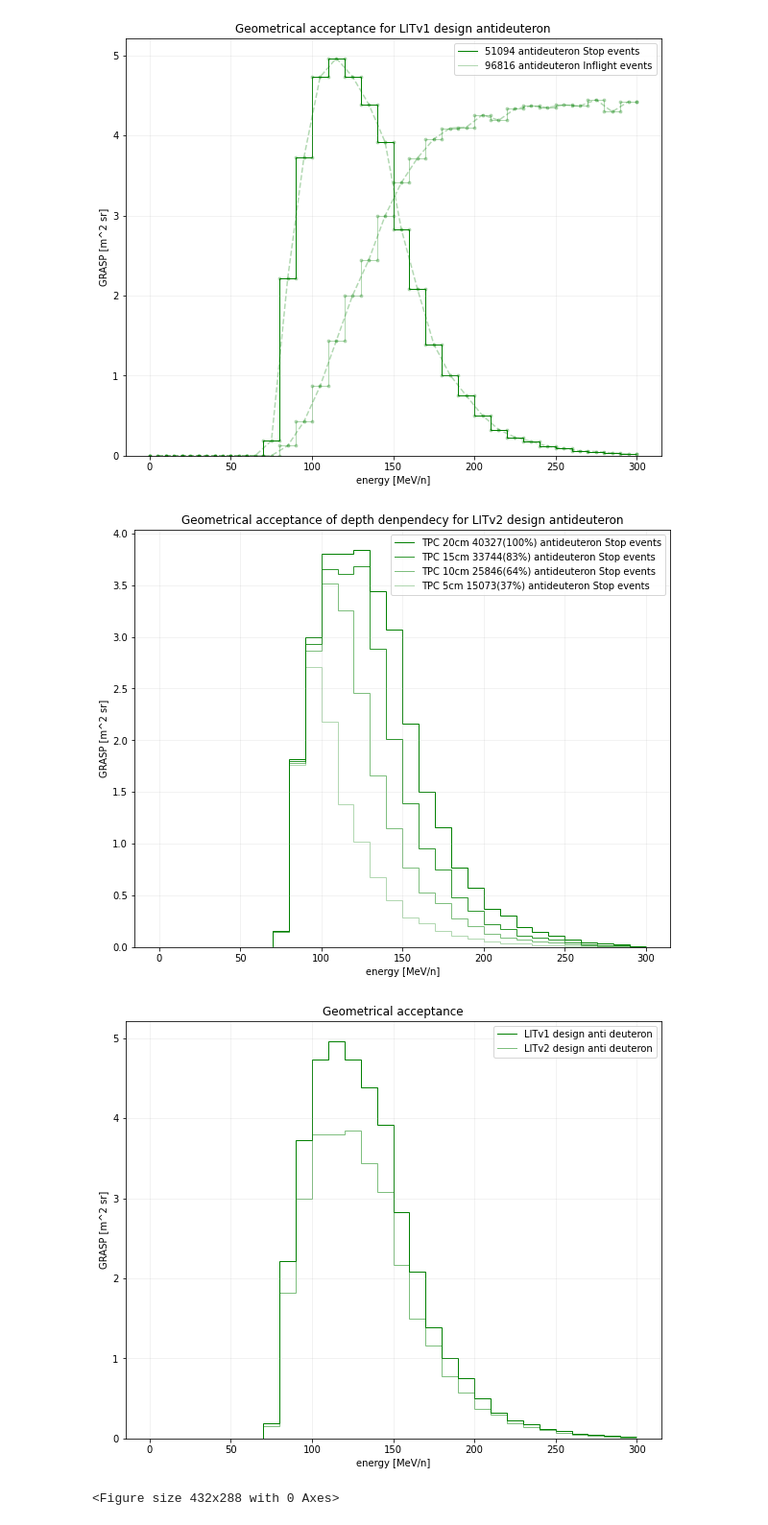
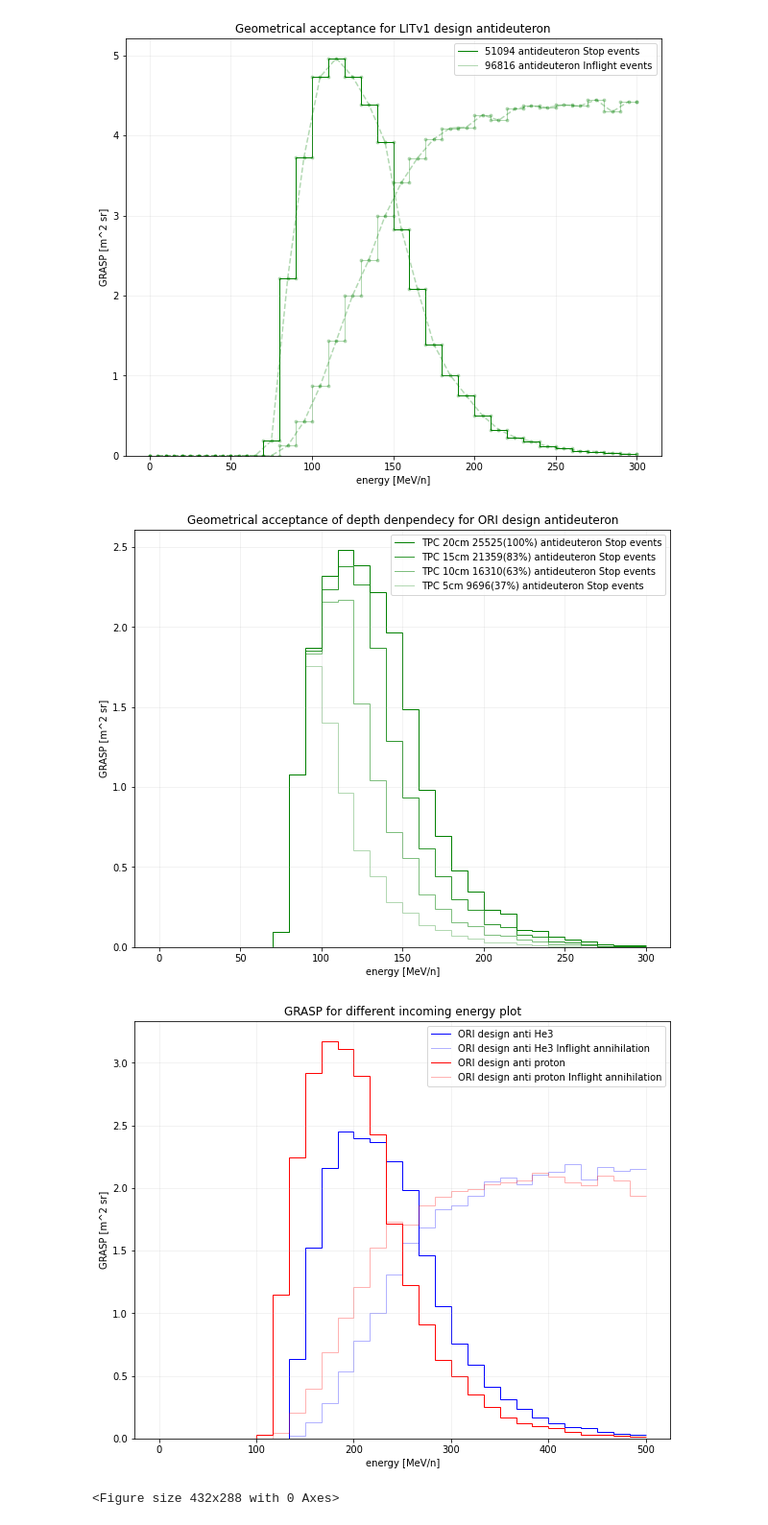
Before and after one commit to Eclipsedclaw/GRAMS, a Jupyter notebook: stats/LArTPC_design_histogram.ipynb, the cells around one changed output. Shown: that part at 96% size. Drawn from its saved outputs; the diff is of its cells as text; code cells hidden in the pictures.

Commit message:
211119-update paper figure
Former-commit-id: 1bdce99b564d53beadc5ae946a4270a6eda59113

```diff
--- a/stats/LArTPC_design_histogram.ipynb
+++ b/stats/LArTPC_design_histogram.ipynb
@@ -240,8 +242,8 @@ GRASP_anti_He3_M_Inflight = [0] * 30
 anti_He3_M_Stop = anti_He3_New[:,9][anti_He3_New[:,10]==1]
 anti_He3_M_Inflight = anti_He3_New[:,9][anti_He3_New[:,10]==0]
 for i in range(30):
-        GRASP_anti_He3_M_Stop[i] = 400 * math.pi * len(anti_He3_M_Stop[np.logical_and(anti_He3_M_Stop>i*50, anti_He3_M_Stop<(i+1)*50)])/(LITv1_events/30)
-        GRASP_anti_He3_M_Inflight[i] = 400 * math.pi * len(anti_He3_M_Inflight[np.logical_and(anti_He3_M_Inflight>i*50, anti_He3_M_Inflight<(i+1)*50)])/(LITv1_events/30)
+        GRASP_anti_He3_M_Stop[i] = 400 * math.pi * len(anti_He3_M_Stop[np.logical_and(anti_He3_M_Stop>i*50, anti_He3_M_Stop<(i+1)*50)])/(Second_Evnets/30)
+        GRASP_anti_He3_M_Inflight[i] = 400 * math.pi * len(anti_He3_M_Inflight[np.logical_and(anti_He3_M_Inflight>i*50, anti_He3_M_Inflight<(i+1)*50)])/(Second_Evnets/30)
 
 plt.figure(figsize=(10, 8))
 centersantiHe3X = antiHe3X[:-1] + np.diff(antiHe3X) / 2
@@ -275,8 +277,8 @@ GRASP_anti_proton_M_Inflight = [0] * 30
 anti_proton_M_Stop = anti_proton_New[:,9][anti_proton_New[:,10]==1]
 anti_proton_M_Inflight = anti_proton_New[:,9][anti_proton_New[:,10]==0]
 for i in range(30):
-        GRASP_anti_proton_M_Stop[i] = 400 * math.pi * len(anti_proton_M_Stop[np.logical_and(anti_proton_M_Stop>i*(50/3), anti_proton_M_Stop<(i+1)*(50/3))])/(LITv1_events/30)
-        GRASP_anti_proton_M_Inflight[i] = 400 * math.pi * len(anti_proton_M_Inflight[np.logical_and(anti_proton_M_Inflight>i*(50/3), anti_proton_M_Inflight<(i+1)*(50/3))])/(LITv1_events/30)
+        GRASP_anti_proton_M_Stop[i] = 400 * math.pi * len(anti_proton_M_Stop[np.logical_and(anti_proton_M_Stop>i*(50/3), anti_proton_M_Stop<(i+1)*(50/3))])/(Second_Evnets/30)
+        GRASP_anti_proton_M_Inflight[i] = 400 * math.pi * len(anti_proton_M_Inflight[np.logical_and(anti_proton_M_Inflight>i*(50/3), anti_proton_M_Inflight<(i+1)*(50/3))])/(Second_Evnets/30)
 
 plt.figure(figsize=(10, 8))
 centersantiprotonX = antiprotonX[:-1] + np.diff(antiprotonX) / 2
@@ -310,8 +312,8 @@ GRASP_anti_deuteron_M_Inflight = [0] * 30
 anti_deuteron_M_Stop = anti_deuteron_New[:,9][anti_deuteron_New[:,10]==1]
 anti_deuteron_M_Inflight = anti_deuteron_New[:,9][anti_deuteron_New[:,10]==0]
 for i in range(30):
-        GRASP_anti_deuteron_M_Stop[i] = 400 * math.pi * len(anti_deuteron_M_Stop[np.logical_and(anti_deuteron_M_Stop>i*20, anti_deuteron_M_Stop<(i+1)*20)])/(LITv1_events/30)
-        GRASP_anti_deuteron_M_Inflight[i] = 400 * math.pi * len(anti_deuteron_M_Inflight[np.logical_and(anti_deuteron_M_Inflight>i*20, anti_deuteron_M_Inflight<(i+1)*20)])/(LITv1_events/30)
+        GRASP_anti_deuteron_M_Stop[i] = 400 * math.pi * len(anti_deuteron_M_Stop[np.logical_and(anti_deuteron_M_Stop>i*20, anti_deuteron_M_Stop<(i+1)*20)])/(Second_Evnets/30)
+        GRASP_anti_deuteron_M_Inflight[i] = 400 * math.pi * len(anti_deuteron_M_Inflight[np.logical_and(anti_deuteron_M_Inflight>i*20, anti_deuteron_M_Inflight<(i+1)*20)])/(Second_Evnets/30)
 
 plt.figure(figsize=(10, 8))
 
@@ -345,17 +347,17 @@ ORI design anti deuteron GRASP depth dependency
 GRASP_anti_deuteron_Stop_5 = [0] * 30
 anti_deuteron_Stop_5 = anti_deuteron_Old[:,9][np.logical_and(anti_deuteron_Old[:,10]==1, anti_deuteron_Old[:,7]<5)]
 for i in range(30):
-        GRASP_anti_deuteron_Stop_5[i] = 400 * math.pi * len(anti_deuteron_Stop_5[np.logical_and(anti_deuteron_Stop_5>i*20, anti_deuteron_Stop_5<(i+1)*20)])/(ORI_events/30)
+        GRASP_anti_deuteron_Stop_5[i] = 400 * math.pi * len(anti_deuteron_Stop_5[np.logical_and(anti_deuteron_Stop_5>i*20, anti_deuteron_Stop_5<(i+1)*20)])/(First_Evnets/30)
 
 GRASP_anti_deuteron_Stop_10 = [0] * 30
 anti_deuteron_Stop_10 = anti_deuteron_Old[:,9][np.logical_and(anti_deuteron_Old[:,10]==1, anti_deuteron_Old[:,7]<10)]
 for i in range(30):
-        GRASP_anti_deuteron_Stop_10[i] = 400 * math.pi * len(anti_deuteron_Stop_10[np.logical_and(anti_deuteron_Stop_10>i*20, anti_deuteron_Stop_10<(i+1)*20)])/(ORI_events/30)
+        GRASP_anti_deuteron_Stop_10[i] = 400 * math.pi * len(anti_deuteron_Stop_10[np.logical_and(anti_deuteron_Stop_10>i*20, anti_deuteron_Stop_10<(i+1)*20)])/(First_Evnets/30)
 
 GRASP_anti_deuteron_Stop_15 = [0] * 30
 anti_deuteron_Stop_15 = anti_deuteron_Old[:,9][np.logical_and(anti_deuteron_Old[:,10]==1, anti_deuteron_Old[:,7]<15)]
 for i in range(30):
-        GRASP_anti_deuteron_Stop_15[i] = 400 * math.pi * len(anti_deuteron_Stop_15[np.logical_and(anti_deuteron_Stop_15>i*20, anti_deuteron_Stop_15<(i+1)*20)])/(ORI_events/30)
+        GRASP_anti_deuteron_Stop_15[i] = 400 * math.pi * len(anti_deuteron_Stop_15[np.logical_and(anti_deuteron_Stop_15>i*20, anti_deuteron_Stop_15<(i+1)*20)])/(First_Evnets/30)
 
 plt.figure(figsize=(10, 8))
 
@@ -373,28 +375,37 @@ plt.grid(alpha=0.2)
 plt.title('Geometrical acceptance of depth denpendecy for %s design antideuteron'%First_design)
 plt.savefig("./Geometrical acceptance.jpg")
 # %% [output]
-[figure, old version]
+[figure, new version]
 # %%
 """
 Comparison plot
 """
 plt.figure(figsize=(10, 8))
 
+GRASP_anti_deuteron_T_Stop = [0] * 30
+anti_deuteron_Stop_T = anti_deuteron_LV3[:,9][anti_deuteron_LV3[:,10]==1]
+for i in range(30):
+        GRASP_anti_deuteron_T_Stop[i] = 400 * math.pi * len(anti_deuteron_Stop_T[np.logical_and(anti_deuteron_Stop_T>i*20, anti_deuteron_Stop_T<(i+1)*20)])/(First_Evnets/30)
+
 #plt.stairs(GRASP_anti_He3_M_Stop , antiHe3X, baseline=None, label='%s design anti He3'%Second_design, color='b', alpha=0.99)
-plt.stairs(GRASP_anti_deuteron_M_Stop , antideuteronX, baseline=None, label='%s design anti deuteron'%Second_design, color='g', alpha=0.99)
+#plt.stairs(GRASP_anti_deuteron_M_Stop , antideuteronX, baseline=None, label='%s design anti deuteron'%Second_design, color='g', alpha=0.99)
 #plt.stairs(GRASP_anti_proton_M_Stop , antiprotonX, baseline=None, label='%s design anti proton'%Second_design, color='r', alpha=0.99)
 
-#plt.stairs(GRASP_anti_He3_Stop , antiHe3X, baseline=None, label='%s design anti He3'%First_design, color='b', alpha=0.5)
-plt.stairs(GRASP_anti_deuteron_Stop , antideuteronX, baseline=None, label='%s design anti deuteron'%First_design, color='g', alpha=0.5)
-#plt.stairs(GRASP_anti_proton_Stop , antiprotonX, baseline=None, label='%s design anti proton'%First_design, color='r', alpha=0.5)
+plt.stairs(GRASP_anti_He3_Stop , antiHe3X, baseline=None, label='%s design anti He3'%First_design, color='b', alpha=0.99)
+plt.stairs(GRASP_anti_He3_Inflight , antiHe3X, baseline=None, label='%s design anti He3 Inflight annihilation'%First_design, color='b', alpha=0.3)
+#plt.stairs(GRASP_anti_deuteron_Stop , antideuteronX, baseline=None, label='cylinder TPC140cm design anti deuteron', color='r', alpha=0.4)
+plt.stairs(GRASP_anti_proton_Stop , antiprotonX, baseline=None, label='%s design anti proton'%First_design, color='r', alpha=0.99)
+plt.stairs(GRASP_anti_proton_Inflight , antiprotonX, baseline=None, label='%s design anti proton Inflight annihilation'%First_design, color='r', alpha=0.3)
+
+#plt.stairs(GRASP_anti_deuteron_T_Stop , antideuteronX, baseline=None, label='cylinder TPC155cm design anti deuteron', color='r', alpha=0.8)
 
 plt.xlabel("energy [MeV/n]")
 plt.ylabel("GRASP [m^2 sr]")
 plt.legend()
 plt.grid(alpha=0.2)
-plt.title('Geometrical acceptance')
+plt.title('GRASP for different incoming energy plot')
 plt.show()
 plt.savefig("./Geometrical acceptance.jpg")
 # %% [output]
-[figure, old version]
+[figure, new version]
 <Figure size 432x288 with 0 Axes>
```
Also changed, not shown: parts of 9 cells of this notebook, 1 other file.
